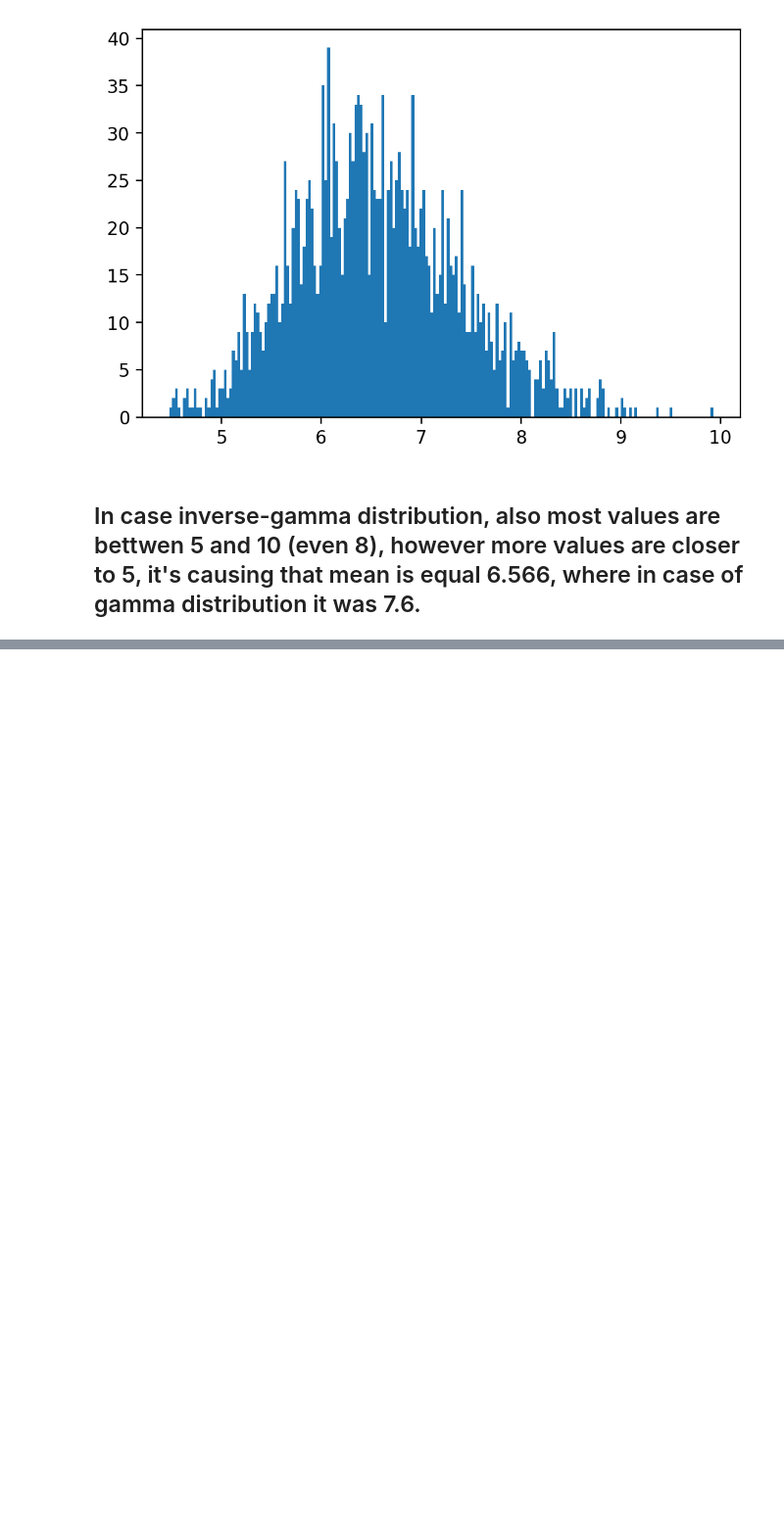
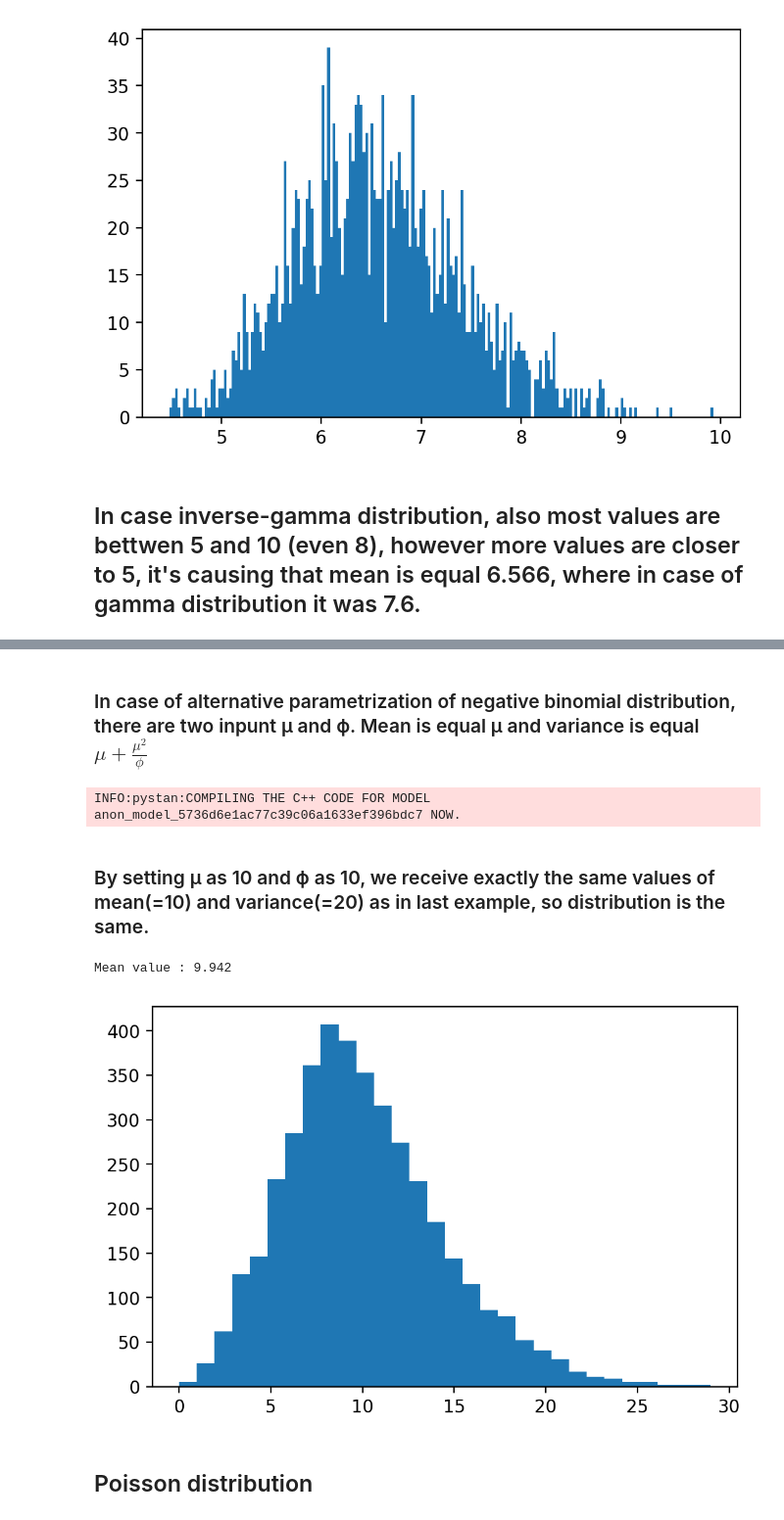
Before and after one commit to adrianmo14857/Data_Analytics, a Jupyter notebook: lab3/DA_lab3.ipynb, the cells around one changed output, grey strips where cells are left out. Shown: that part at 98% size. Cells and saved outputs as stored; diff of their text form; code cells hidden in the pictures; blank space fills up the shorter version.

```diff
--- a/lab3/DA_lab3.ipynb
+++ b/lab3/DA_lab3.ipynb
@@ -244,0 +304,27 @@ Mean value : 6.566
+# %% [markdown]
+### In case of alternative parametrization of negative binomial distribution, there are two inpunt μ and ϕ. Mean is equal μ and variance is equal $μ+\frac{μ^{2}}{ϕ}$
+# %%
+alt_nbino_model=stan_utility.compile_model('nbino_alt_param.stan')
+# %% [output]
+INFO:pystan:COMPILING THE C++ CODE FOR MODEL anon_model_5736d6e1ac77c39c06a1633ef396bdc7 NOW.
+# %% [markdown]
+### By setting μ as 10 and ϕ as 10, we receive exactly the same values of mean(=10) and variance(=20) as in last example, so distribution is the same.
+# %%
+data=dict(mu=10,
+            phi = 10)
+alt_nbino_sample = alt_nbino_model.sampling(data=data,
+                            seed=1052020,
+                            algorithm="Fixed_param",
+                            iter=1000,
+                            warmup=0)
+
+params_alt_nbino=alt_nbino_sample.extract()
+alt_nbinoSamplingHist=plt.hist(params_alt_nbino['y'], bins=30)
+
+mean_y = np.mean(params_alt_nbino['y'])
+print('Mean value : {:5.3f}'.format(mean_y))
+# %% [output]
+Mean value : 9.942
+[figure, added]
+# %% [markdown]
+## Poisson distribution
```
Also changed, not shown: parts of 17 cells of this notebook, 10 other files.
